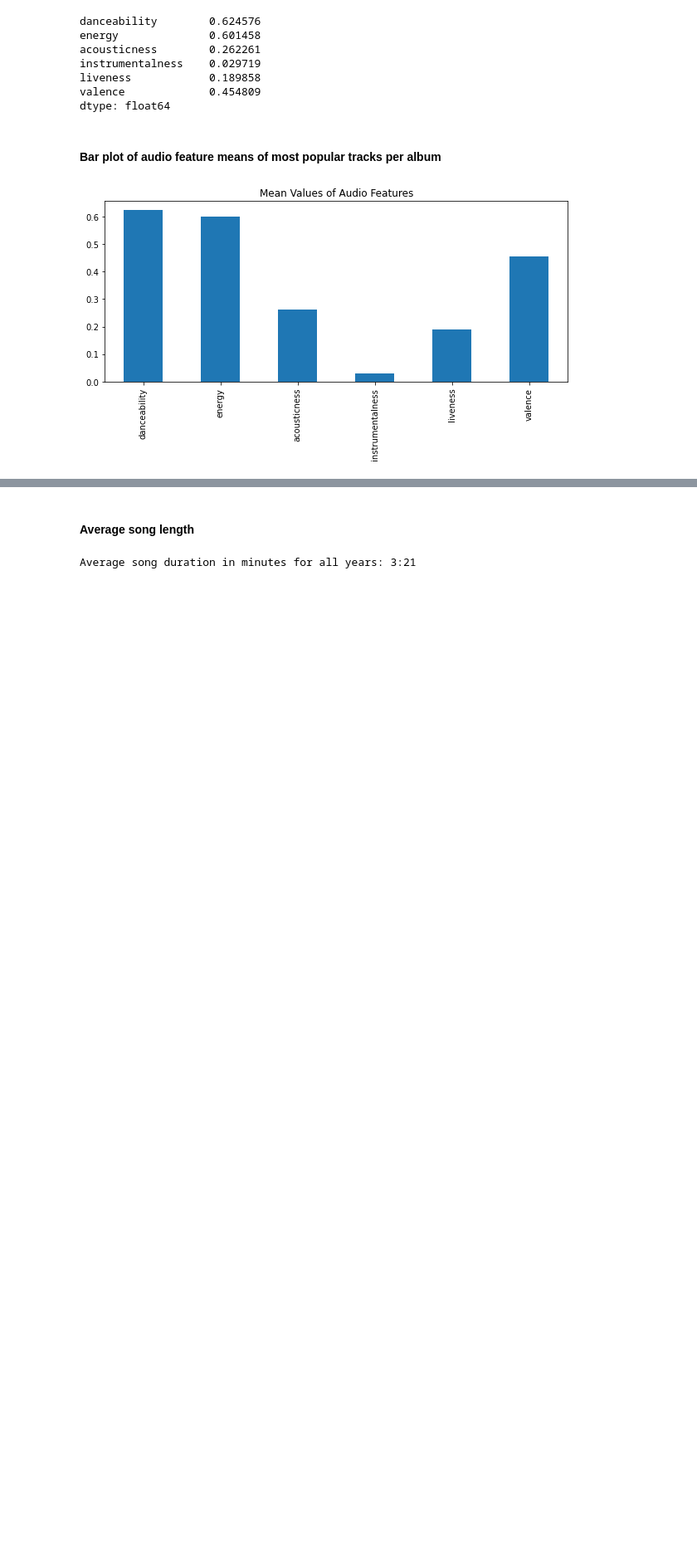
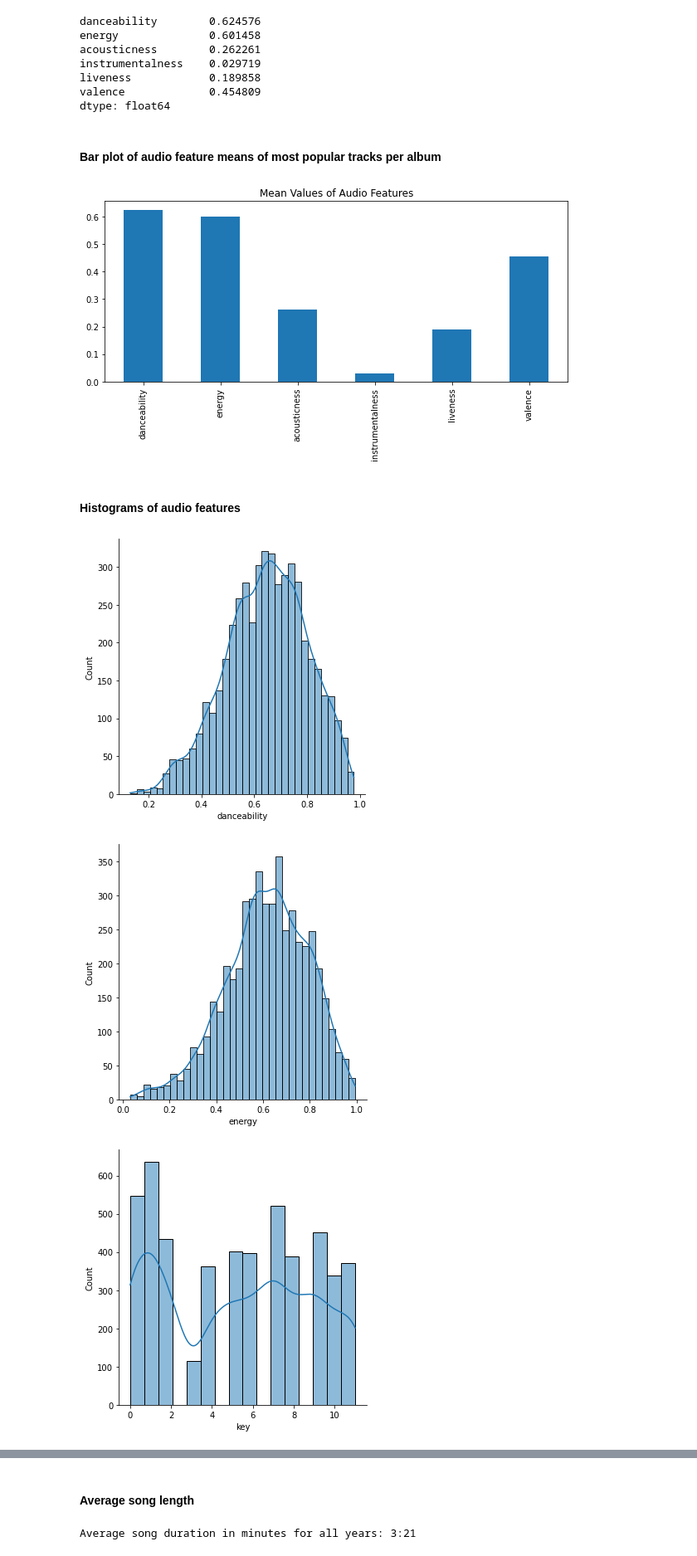
Before and after one commit to katieravenwood/Spotify-Five-Year-Analysis-Project, a Jupyter notebook: notebooks/ExploratoryAnalysis.ipynb, the cells around one changed output, grey strips where cells are left out. Shown at 83% size. Saved outputs shown, nothing was run; the diff lists cells and outputs as text; code cells hidden in the pictures; blank space fills up the shorter version.

```diff
--- a/notebooks/ExploratoryAnalysis.ipynb
+++ b/notebooks/ExploratoryAnalysis.ipynb
@@ -231,3 +220,14 @@ plt.title('Mean Values of Audio Features')
 plt.show()
 # %% [output]
 [figure]
+# %% [markdown]
+#### Histograms of audio features
+# %%
+features = ['danceability', 'energy', 'key', 'loudness', 'acousticness', 'liveness', 'valence','tempo']
+for col in features:
+  sns.displot(df5, x=col, kde=True)
+  plt.show()
+# %% [output]
+[figure, added]
+[figure, added]
+[figure, added]
```
Also changed, not shown: parts of 10 cells of this notebook.
